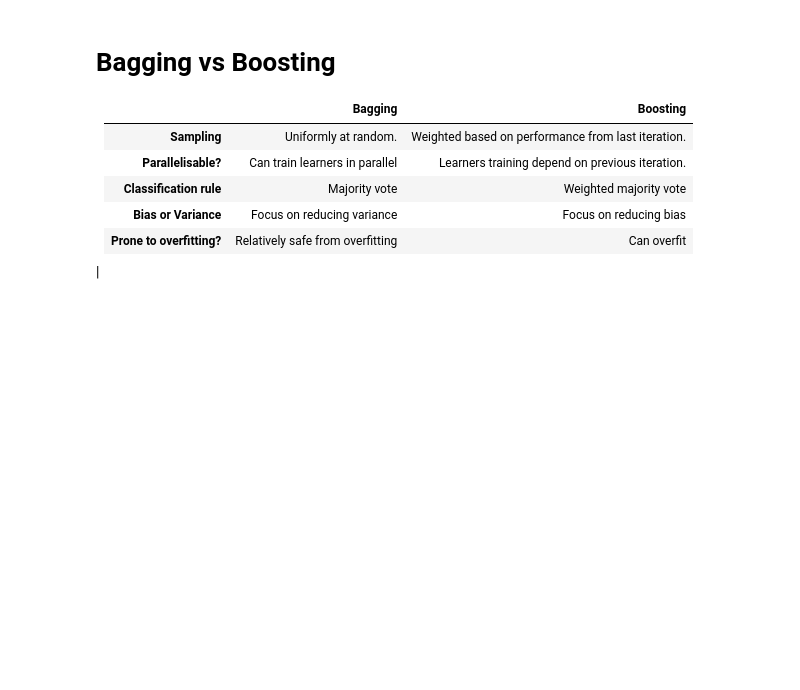
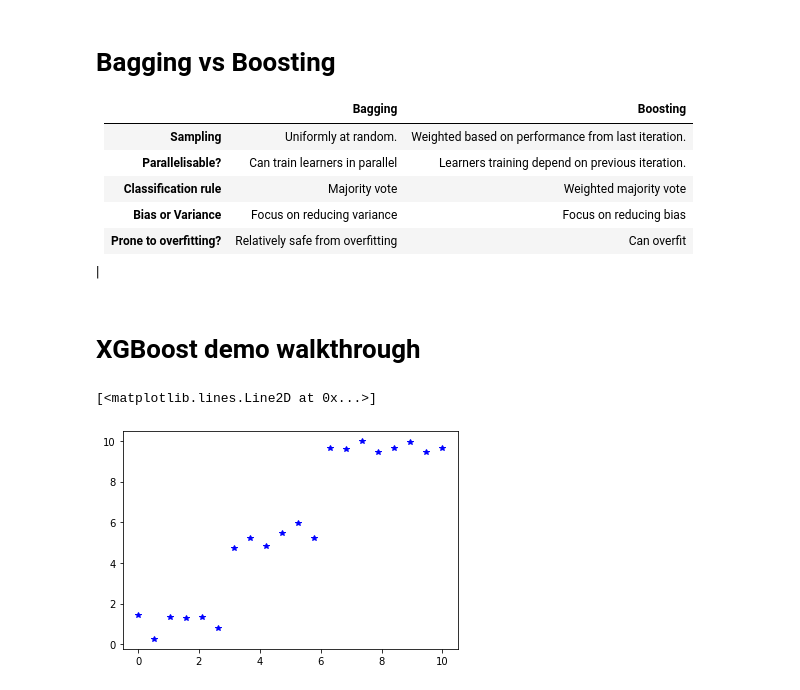
Before and after one commit to edmundlth/MBUSA-ML-2022, a Jupyter notebook: _notebooks/2022-08-31-week5-notebook.ipynb, the cells around one changed output. Saved outputs shown, nothing was run; the diff lists cells and outputs as text; code cells hidden in the pictures; blank space fills up the shorter version.

```diff
--- a/_notebooks/2022-08-31-week5-notebook.ipynb
+++ b/_notebooks/2022-08-31-week5-notebook.ipynb
@@ -223,3 +223,16 @@ ax.plot(X[y == -1][:, 0], X[y == -1][:, 1], 'r+')
 | **Bias or Variance** | Focus on reducing variance | Focus on reducing bias |
 | **Prone to overfitting?** | Relatively safe from overfitting | Can overfit |
 |
+# %% [markdown]
+# XGBoost demo walkthrough
+# %%
+x = np.linspace(0, 10, num=20)
+y = np.ones_like(x)
+y[(x > 3) & (x < 6)] *= 5
+y[(x > 6)] *= 10
+y += np.random.randn(len(x)) * 0.5
+x = x.reshape(-1, 1)
+plt.plot(x, y, "b*")
+# %% [output]
+[<matplotlib.lines.Line2D at 0x...>]
+[figure, added]
```
Also changed, not shown: parts of 15 cells of this notebook.
